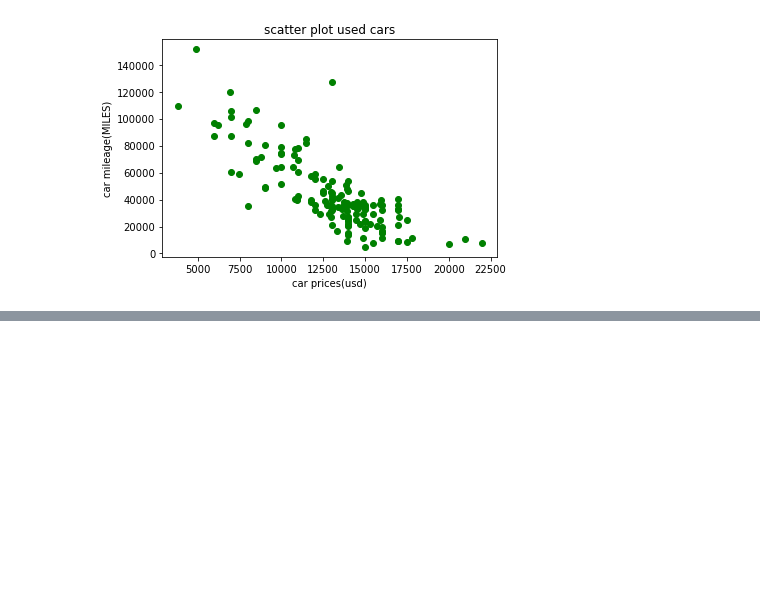
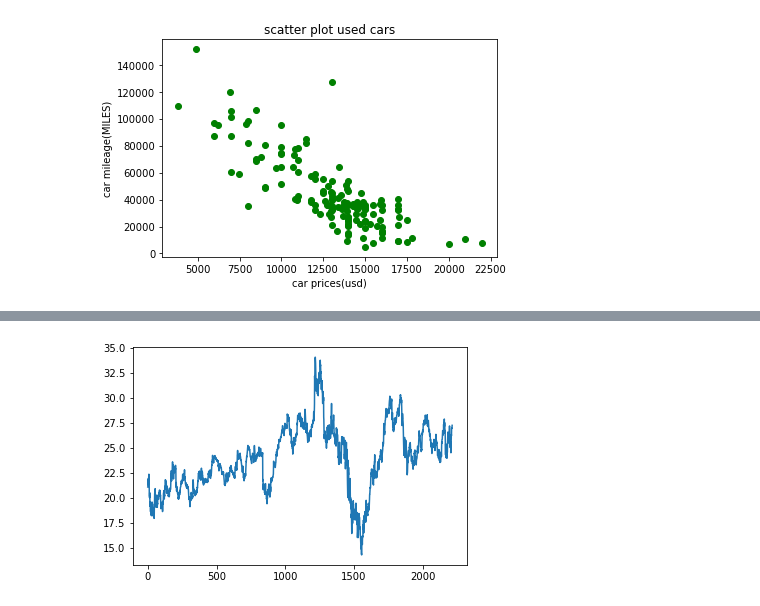
Before and after one commit to Roma123456789/machine_learning_pratice, a Jupyter notebook: Python Data Visualization.ipynb, the cells around one changed output, grey strips where cells are left out. Drawn from its saved outputs; the diff is of its cells as text; code cells hidden in the pictures; blank space fills up the shorter version.

```diff
--- a/Python Data Visualization.ipynb
+++ b/Python Data Visualization.ipynb
@@ -52,0 +84,3 @@ plt.show()
+# %%
+stocks=pd.read_csv('c:/Users/igor/Downloads/Data-Sets-ML/stock_px_2.csv')
+stocks.head()
@@ -52,0 +94,6 @@ plt.show()
+# %%
+# USE PLOT FUNCTIONTO(LINEAR OR LINE) DISPLAY APPLE STOCK OR MSFT MICROSOFT
+plt.plot('MSFT',data=stocks)
+plt.show()
+# %% [output]
+[figure, added]
```
Also changed, not shown: parts of 16 cells of this notebook, 1 other file.
